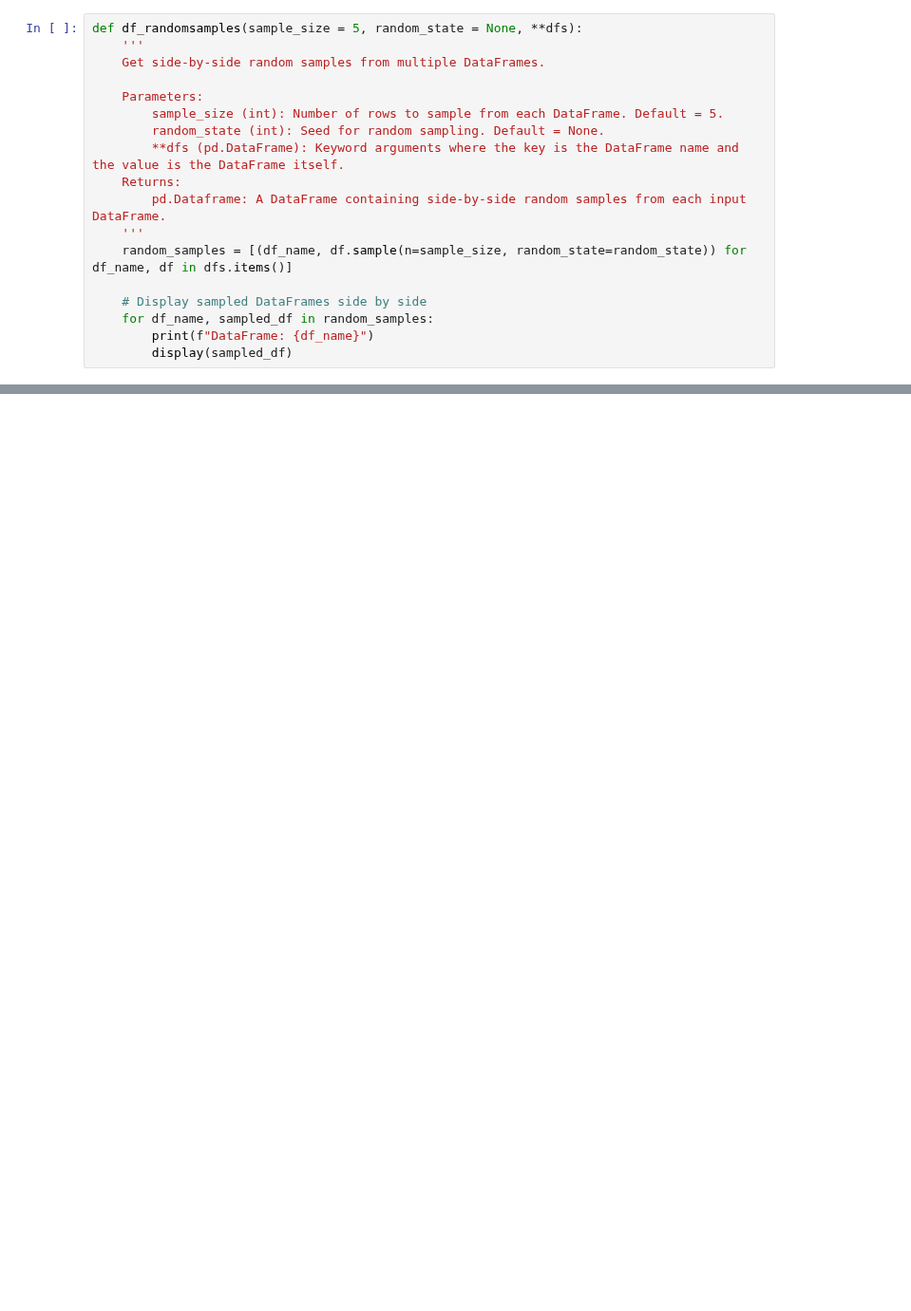
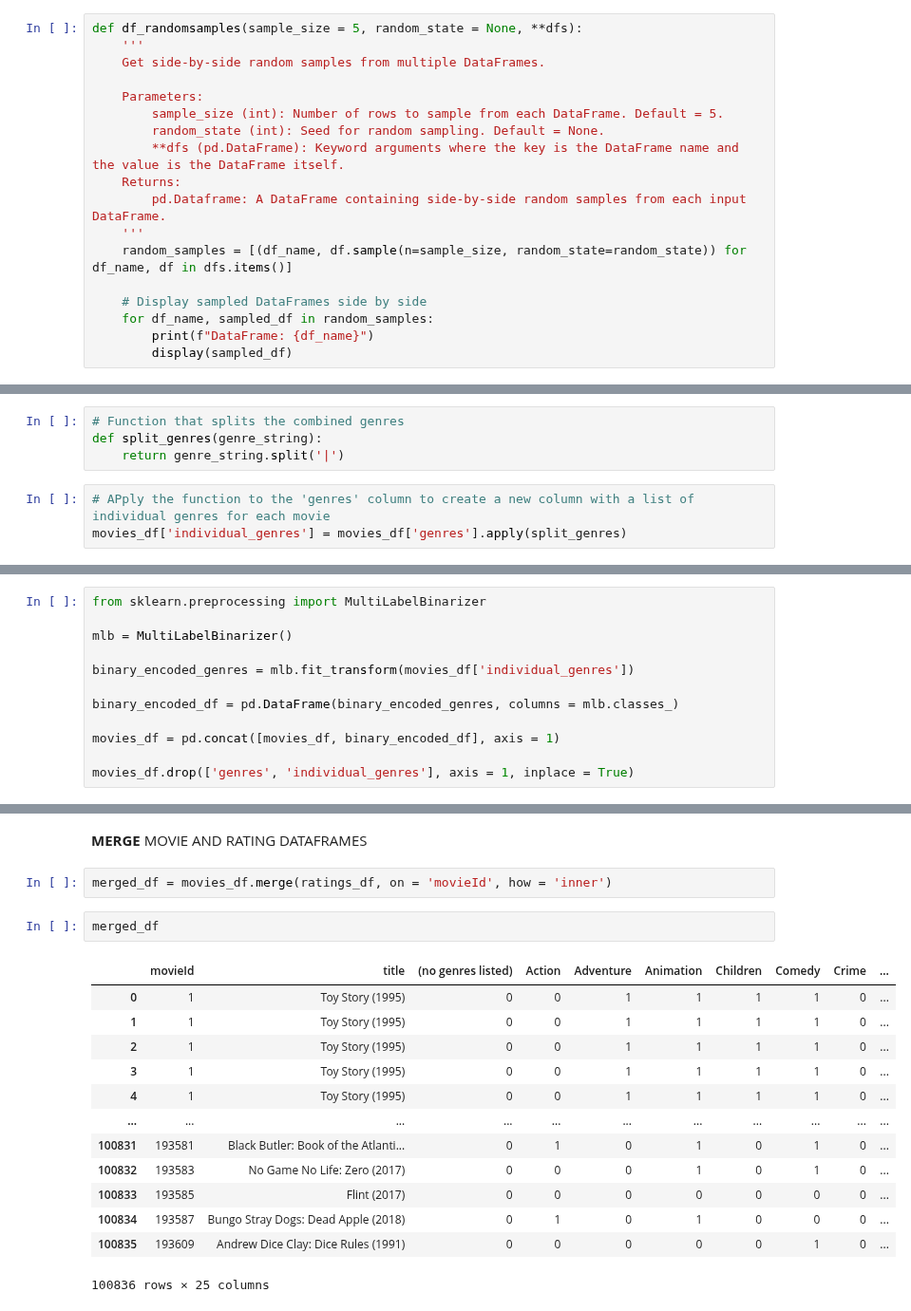
Before and after one commit to simonhui1/Recommendation_Systems, a Jupyter notebook: index_simon.ipynb, the cells around one changed output, grey strips where cells are left out. Shown at 95% size. Cells and saved outputs as stored; diff of their text form; blank space fills up the shorter version.

Commit message:
successfully encoded genres

```diff
--- a/index_simon.ipynb
+++ b/index_simon.ipynb
@@ -104,0 +112,7 @@ movies_df.sample(n = 20)
+# %%
+# Function that splits the combined genres
+def split_genres(genre_string):
+    return genre_string.split('|')
+# %%
+# APply the function to the 'genres' column to create a new column with a list of individual genres for each movie
+movies_df['individual_genres'] = movies_df['genres'].apply(split_genres)
@@ -104,0 +128,12 @@ movies_df.sample(n = 20)
+# %%
+from sklearn.preprocessing import MultiLabelBinarizer
+
+mlb = MultiLabelBinarizer()
+
+binary_encoded_genres = mlb.fit_transform(movies_df['individual_genres'])
+
+binary_encoded_df = pd.DataFrame(binary_encoded_genres, columns = mlb.classes_)
+
+movies_df = pd.concat([movies_df, binary_encoded_df], axis = 1)
+
+movies_df.drop(['genres', 'individual_genres'], axis = 1, inplace = True)
@@ -104,0 +150,20 @@ movies_df.sample(n = 20)
+# %% [markdown]
+**MERGE** MOVIE AND RATING DATAFRAMES
+# %%
+merged_df = movies_df.merge(ratings_df, on = 'movieId', how = 'inner')
+# %%
+merged_df
+# %% [output]
+|  | movieId | title | (no genres listed) | Action | Adventure | Animation | Children | Comedy | Crime | ... |
+| 0 | 1 | Toy Story (1995) | 0 | 0 | 1 | 1 | 1 | 1 | 0 | ... |
+| 1 | 1 | Toy Story (1995) | 0 | 0 | 1 | 1 | 1 | 1 | 0 | ... |
+| 2 | 1 | Toy Story (1995) | 0 | 0 | 1 | 1 | 1 | 1 | 0 | ... |
+| 3 | 1 | Toy Story (1995) | 0 | 0 | 1 | 1 | 1 | 1 | 0 | ... |
+| 4 | 1 | Toy Story (1995) | 0 | 0 | 1 | 1 | 1 | 1 | 0 | ... |
+| ... | ... | ... | ... | ... | ... | ... | ... | ... | ... | ... |
+| 100831 | 193581 | Black Butler: Book of the Atlanti... | 0 | 1 | 0 | 1 | 0 | 1 | 0 | ... |
+| 100832 | 193583 | No Game No Life: Zero (2017) | 0 | 0 | 0 | 1 | 0 | 1 | 0 | ... |
+| 100833 | 193585 | Flint (2017) | 0 | 0 | 0 | 0 | 0 | 0 | 0 | ... |
+| 100834 | 193587 | Bungo Stray Dogs: Dead Apple (2018) | 0 | 1 | 0 | 1 | 0 | 0 | 0 | ... |
+| 100835 | 193609 | Andrew Dice Clay: Dice Rules (1991) | 0 | 0 | 0 | 0 | 0 | 1 | 0 | ... |
+100836 rows × 25 columns
```
Also changed, not shown: parts of 12 cells of this notebook.
